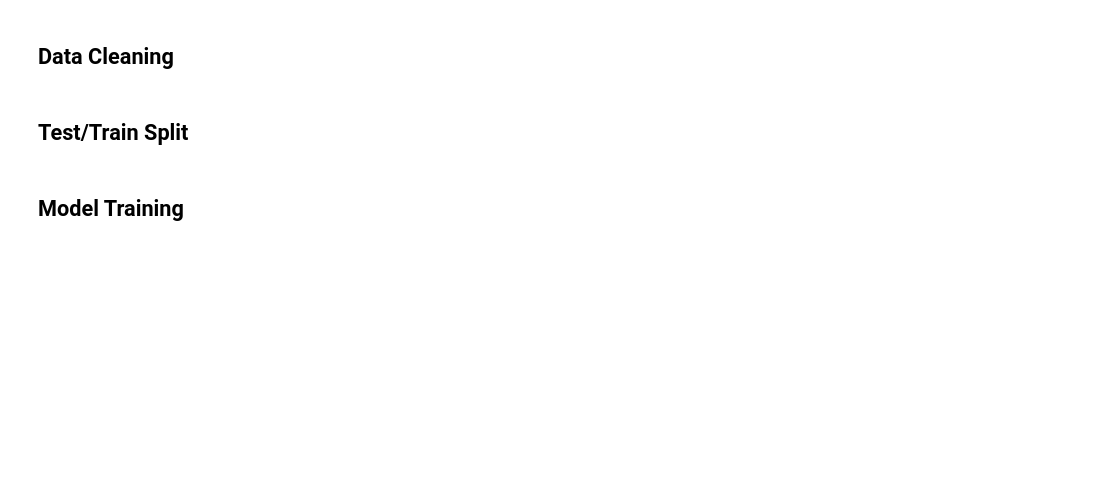
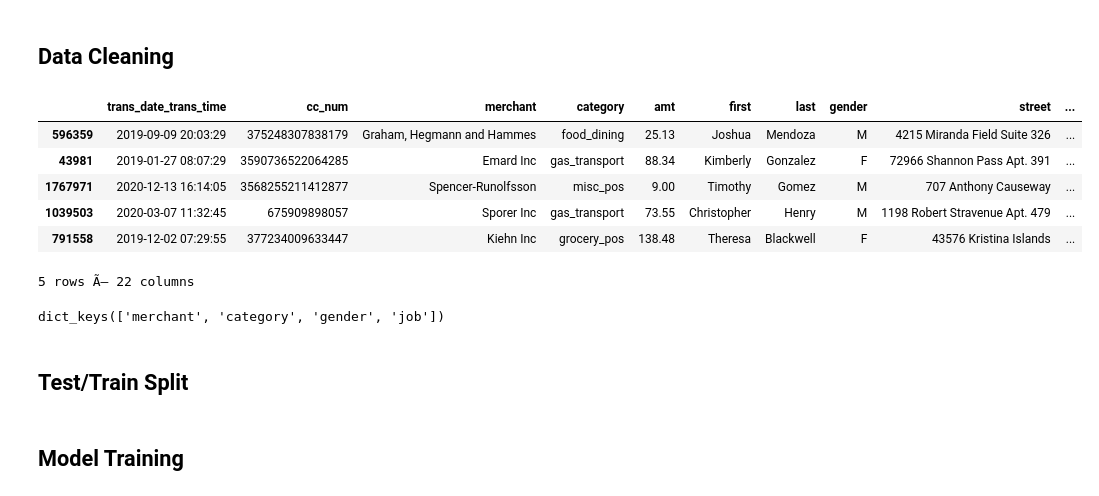
Before and after one commit to jaden-tan-np/EATC-Assignment2, a Jupyter notebook: FraudWatch.ipynb, the cells around one changed output. Cells and saved outputs as stored; diff of their text form; code cells hidden in the pictures; blank space fills up the shorter version.

```diff
--- a/FraudWatch.ipynb
+++ b/FraudWatch.ipynb
@@ -39,17 +56,7 @@ df.head()
 df["merchant"] = df["merchant"].apply(lambda x: str(x).replace("fraud_", ""))
 # %%
 # Drop unused text/unique string identifiers to prevent data leakage
-drop_cols = [
-    "trans_num",
-    "first",
-    "last",
-    "street",
-    "city",
-    "state",
-    "zip",
-    "dob",
-    "cc_num",
-]
+drop_cols = ["trans_num", "first", "last", "street", "city", "state", "zip", "dob", "cc_num"]
 df_clean = df.drop(columns=[col for col in drop_cols if col in df.columns])
 
 # Convert timestamp to temporal features
@@ -63,29 +70,36 @@ if "trans_date_trans_time" in df_clean.columns:
 # %%
 # Encode categorical variables like job or gender
 label_encoders = {}
 categorical_cols = ["merchant", "category", "gender", "job"]
 
 for col in categorical_cols:
     if col in df_clean.columns:
         le = LabelEncoder()
 
         # Get values as strings
         values = df_clean[col].astype(str).values
 
         # Add "Unknown" as an extra class
-        unique_values = df_clean[col].astype(str).unique()
-        classes = np.append(unique_values, "Unknown")
+        values_with_unknown = np.append(values, "Unknown")
 
         # Fit the encoder
-        le.fit(classes)
+        le.fit(values_with_unknown)
 
         # Transform the original data
-        df_clean[col] = pd.Series(le.transform(df_clean[col]), index=df_clean.index)
+        df_clean[col] = le.transform(values)
 
         # Save the encoder
         label_encoders[col] = le
 
-df_clean.head()
+df.head()
+# %% [output]
+|  | trans_date_trans_time | cc_num | merchant | category | amt | first | last | gender | street | ... |
+| 596359 | 2019-09-09 20:03:29 | 375248307838179 | Graham, Hegmann and Hammes | food_dining | 25.13 | Joshua | Mendoza | M | 4215 Miranda Field Suite 326 | ... |
+| 43981 | 2019-01-27 08:07:29 | 3590736522064285 | Emard Inc | gas_transport | 88.34 | Kimberly | Gonzalez | F | 72966 Shannon Pass Apt. 391 | ... |
+| 1767971 | 2020-12-13 16:14:05 | 3568255211412877 | Spencer-Runolfsson | misc_pos | 9.00 | Timothy | Gomez | M | 707 Anthony Causeway | ... |
+| 1039503 | 2020-03-07 11:32:45 | 675909898057 | Sporer Inc | gas_transport | 73.55 | Christopher | Henry | M | 1198 Robert Stravenue Apt. 479 | ... |
+| 791558 | 2019-12-02 07:29:55 | 377234009633447 | Kiehn Inc | grocery_pos | 138.48 | Theresa | Blackwell | F | 43576 Kristina Islands | ... |
+5 rows Ã— 22 columns
 # %%
 col = "job"
 le = label_encoders[col]
@@ -94,12 +108,16 @@ le = label_encoders[col]
 df_clean[col] = df_clean[col].astype(str)
 
 # Replace unseen values with "Unknown"
-df_clean[col] = df_clean[col].apply(lambda x: x if x in le.classes_ else "Unknown")
+df_clean[col] = df_clean[col].apply(
+    lambda x: x if x in le.classes_ else "Unknown"
+)
 
 # Transform
 df_clean[col] = le.transform(df_clean[col])
 
 print(label_encoders.keys())
+# %% [output]
+dict_keys(['merchant', 'category', 'gender', 'job'])
 # %%
 # Define Features (X) and Target (y)
 X = df_clean.drop(columns=["is_fraud"])
```
Also changed, not shown: parts of 22 cells of this notebook.
